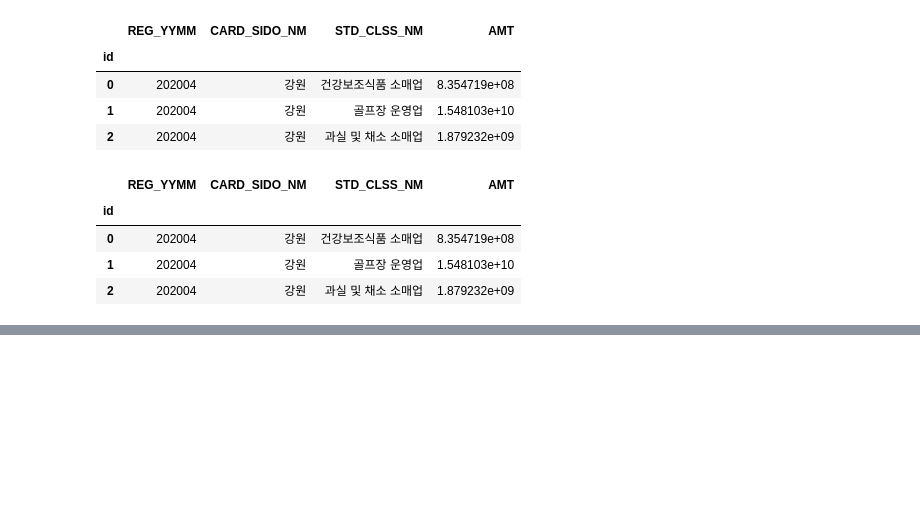
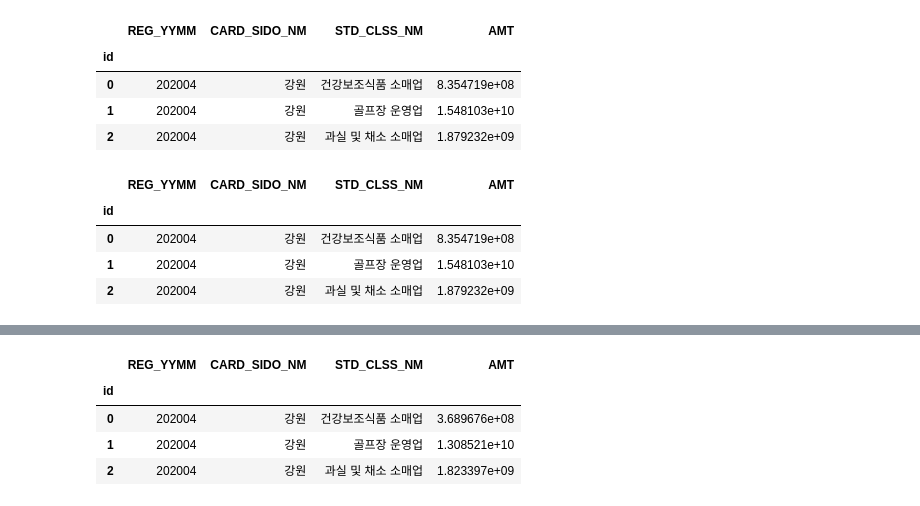
Before and after one commit to brainer3220/Jeju_CreditCard_Compete, a Jupyter notebook: 제주_빅데이터_경진대회.ipynb, the cells around one changed output, grey strips where cells are left out. Saved outputs shown, nothing was run; the diff lists cells and outputs as text; code cells hidden in the pictures; blank space fills up the shorter version.

```diff
--- a/제주_빅데이터_경진대회.ipynb
+++ b/제주_빅데이터_경진대회.ipynb
@@ -768,0 +804,4 @@ fig.show()
+# %%
+x_train = x_train.astype(str).astype(int)
+
+x_train.info()
@@ -768,0 +826,4 @@ fig.show()
+# %%
+y_train = y_train.astype(str).astype(int)
+
+y_train.info()
@@ -768,0 +839,24 @@ fig.show()
+# %%
+Submit = Submit.loc[:,~Submit.columns.duplicated()]
+
+# Submit = Submit.columns[Submit.columns.duplicated()]
+
+# Submit = Submit.T.drop_duplicates().T
+
+# if len(Submit) != len(set(Submit)):
+#     raise ValueError('feature_names must be unique')
+# # Submit.head()
+# %%
+import xgboost
+
+XGmodel = xgboost.XGBRegressor(learning_rate=0.1,
+                             max_depth=5,
+                             n_estimators=100)
+
+XGmodel.fit(x_train, y_train)
+
+# 예측
+predictions = XGmodel.predict(Submit)
+
+print(predictions.shape)
+predictions[0:10]
@@ -768,0 +869,9 @@ fig.show()
+# %%
+Submission['AMT'] = predictions
+Submission.head(3)
+# %% [output]
+|  | REG_YYMM | CARD_SIDO_NM | STD_CLSS_NM | AMT |
+| id |  |  |  |  |
+| 0 | 202004 | 강원 | 건강보조식품 소매업 | 3.689676e+08 |
+| 1 | 202004 | 강원 | 골프장 운영업 | 1.308521e+10 |
+| 2 | 202004 | 강원 | 과실 및 채소 소매업 | 1.823397e+09 |
```
Also changed, not shown: parts of 15 cells of this notebook.
